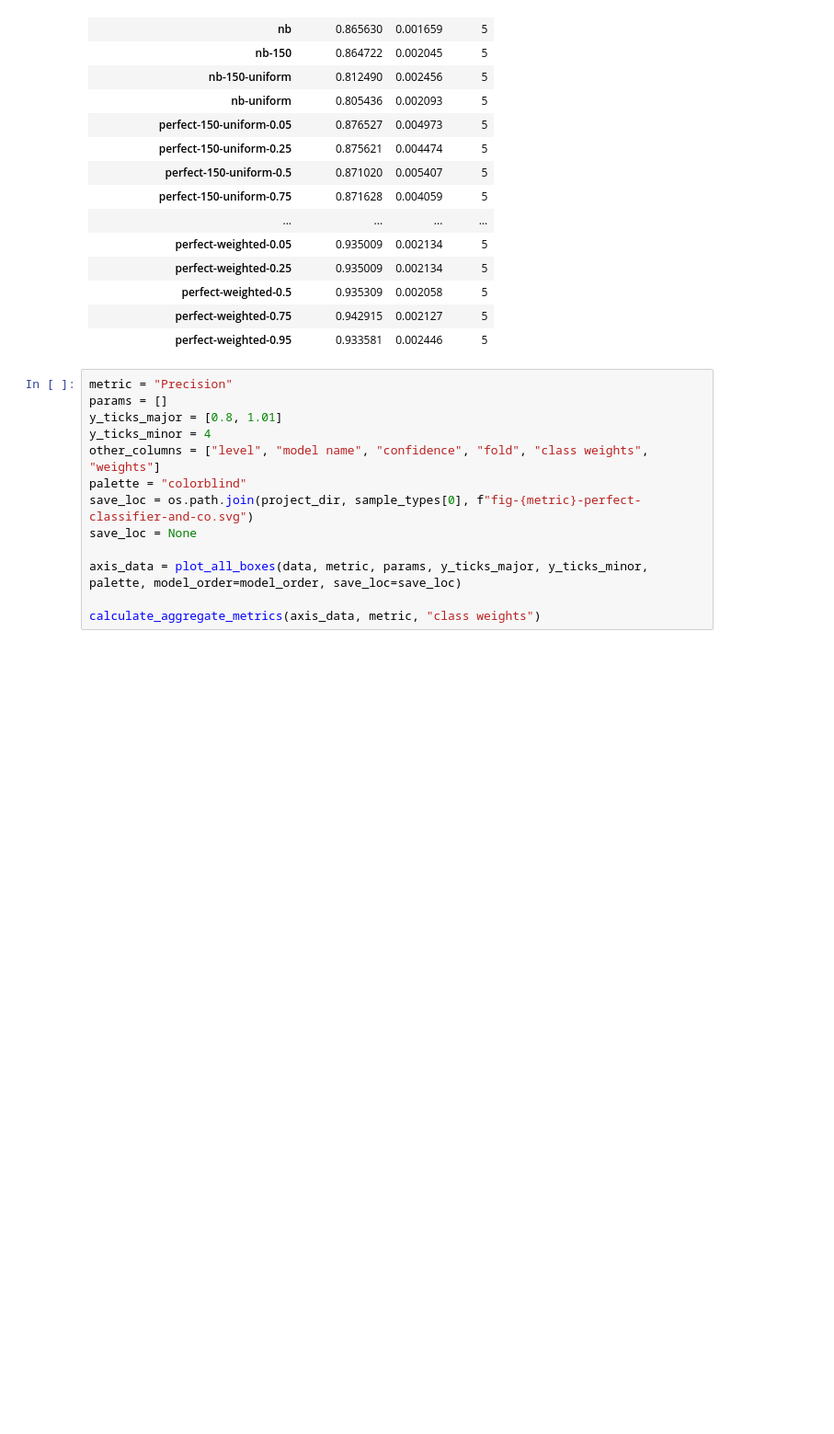
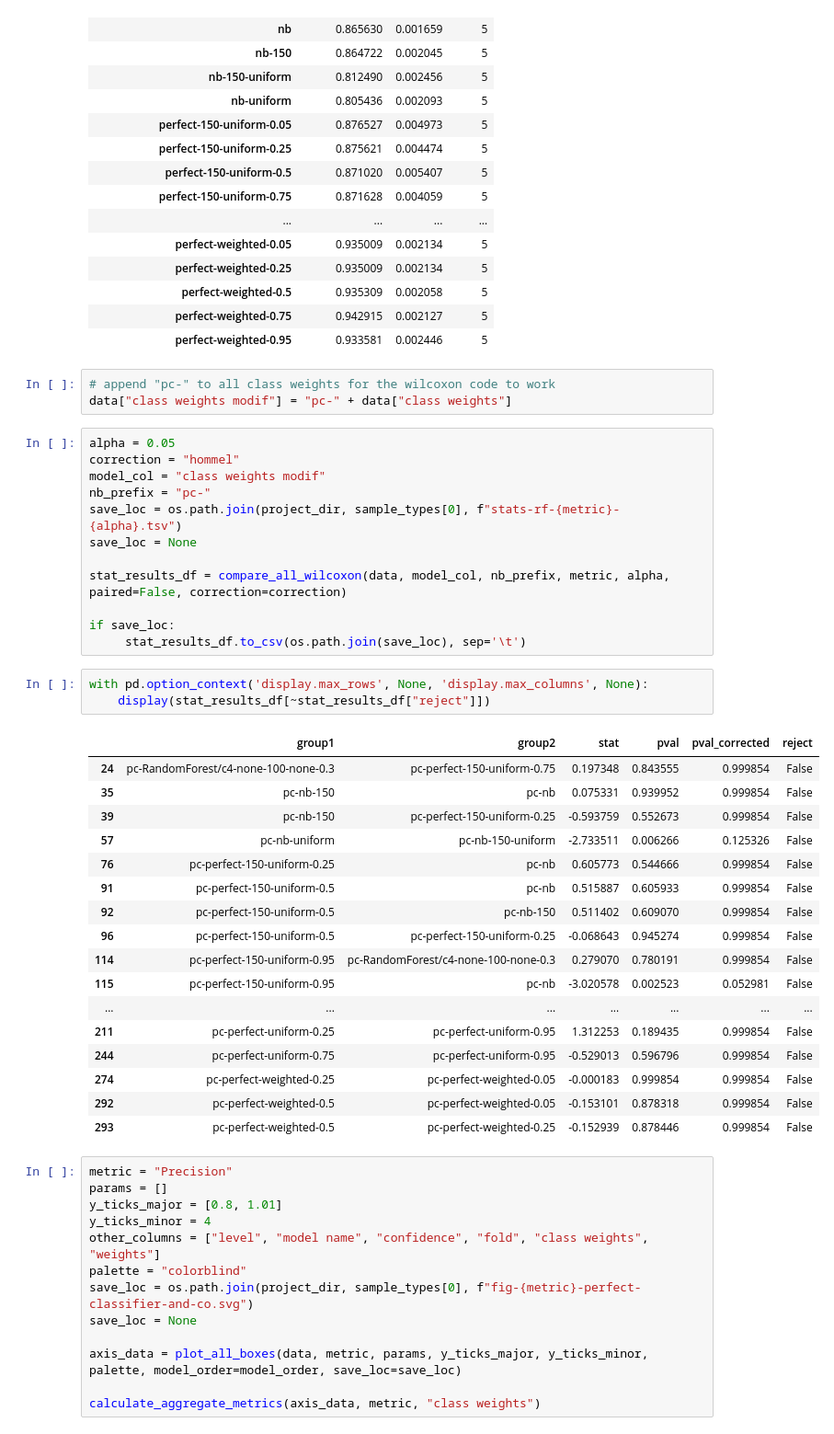
Before and after one commit to BenKaehler/paycheck, a Jupyter notebook: analysis/paycheck-eval-PerfectClassifier.ipynb, the cells around one changed output. Shown at 92% size. Drawn from its saved outputs; the diff is of its cells as text; blank space fills up the shorter version.

```diff
--- a/analysis/paycheck-eval-PerfectClassifier.ipynb
+++ b/analysis/paycheck-eval-PerfectClassifier.ipynb
@@ -638,6 +686,42 @@ calculate_aggregate_metrics(axis_data, metric, "class weights")
 | perfect-weighted-0.5 | 0.935309 | 0.002058 | 5 |
 | perfect-weighted-0.75 | 0.942915 | 0.002127 | 5 |
 | perfect-weighted-0.95 | 0.933581 | 0.002446 | 5 |
+# %%
+# append "pc-" to all class weights for the wilcoxon code to work
+data["class weights modif"] = "pc-" + data["class weights"]
+# %%
+alpha = 0.05
+correction = "hommel"
+model_col = "class weights modif"
+nb_prefix = "pc-"
+save_loc = os.path.join(project_dir, sample_types[0], f"stats-rf-{metric}-{alpha}.tsv")
+save_loc = None
+
+stat_results_df = compare_all_wilcoxon(data, model_col, nb_prefix, metric, alpha, paired=False, correction=correction)
+
+if save_loc:
+     stat_results_df.to_csv(os.path.join(save_loc), sep='\t')
+# %%
+with pd.option_context('display.max_rows', None, 'display.max_columns', None):
+    display(stat_results_df[~stat_results_df["reject"]])
+# %% [output]
+|  | group1 | group2 | stat | pval | pval_corrected | reject |
+| 24 | pc-RandomForest/c4-none-100-none-0.3 | pc-perfect-150-uniform-0.75 | 0.197348 | 0.843555 | 0.999854 | False |
+| 35 | pc-nb-150 | pc-nb | 0.075331 | 0.939952 | 0.999854 | False |
+| 39 | pc-nb-150 | pc-perfect-150-uniform-0.25 | -0.593759 | 0.552673 | 0.999854 | False |
+| 57 | pc-nb-uniform | pc-nb-150-uniform | -2.733511 | 0.006266 | 0.125326 | False |
+| 76 | pc-perfect-150-uniform-0.25 | pc-nb | 0.605773 | 0.544666 | 0.999854 | False |
+| 91 | pc-perfect-150-uniform-0.5 | pc-nb | 0.515887 | 0.605933 | 0.999854 | False |
+| 92 | pc-perfect-150-uniform-0.5 | pc-nb-150 | 0.511402 | 0.609070 | 0.999854 | False |
+| 96 | pc-perfect-150-uniform-0.5 | pc-perfect-150-uniform-0.25 | -0.068643 | 0.945274 | 0.999854 | False |
+| 114 | pc-perfect-150-uniform-0.95 | pc-RandomForest/c4-none-100-none-0.3 | 0.279070 | 0.780191 | 0.999854 | False |
+| 115 | pc-perfect-150-uniform-0.95 | pc-nb | -3.020578 | 0.002523 | 0.052981 | False |
+| ... | ... | ... | ... | ... | ... | ... |
+| 211 | pc-perfect-uniform-0.25 | pc-perfect-uniform-0.95 | 1.312253 | 0.189435 | 0.999854 | False |
+| 244 | pc-perfect-uniform-0.75 | pc-perfect-uniform-0.95 | -0.529013 | 0.596796 | 0.999854 | False |
+| 274 | pc-perfect-weighted-0.25 | pc-perfect-weighted-0.05 | -0.000183 | 0.999854 | 0.999854 | False |
+| 292 | pc-perfect-weighted-0.5 | pc-perfect-weighted-0.05 | -0.153101 | 0.878318 | 0.999854 | False |
+| 293 | pc-perfect-weighted-0.5 | pc-perfect-weighted-0.25 | -0.152939 | 0.878446 | 0.999854 | False |
 # %%
 metric = "Precision"
 params = []
```
Also changed, not shown: parts of 6 cells of this notebook, 2 other files.
